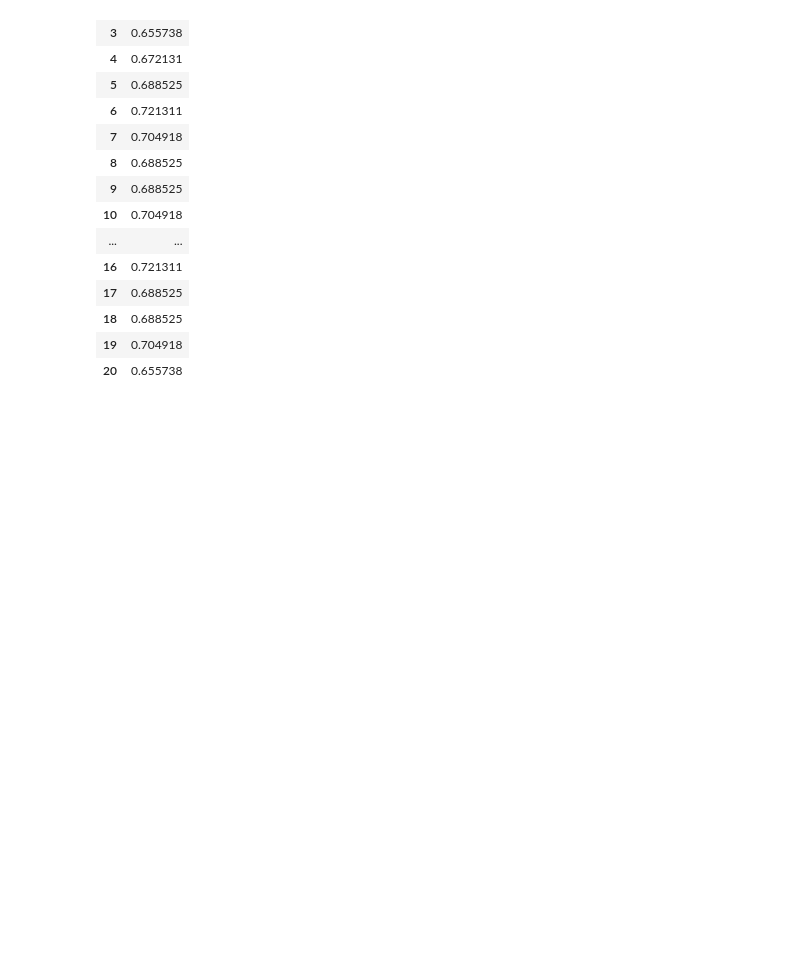
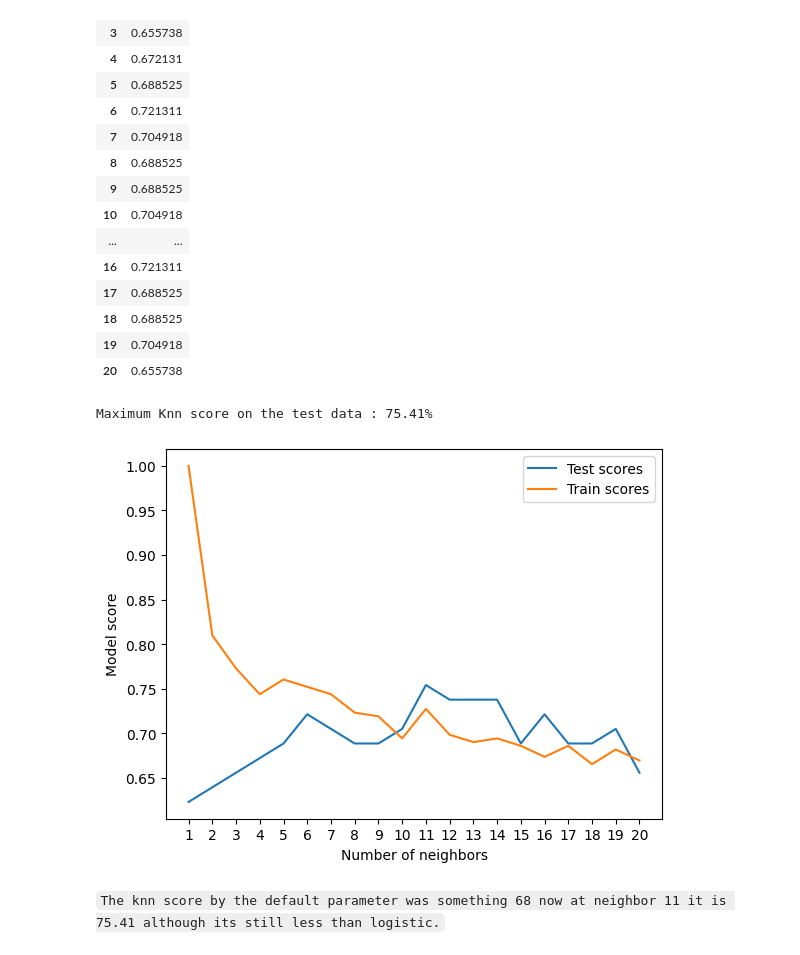
Before and after one commit to amankr2301/heart_disease_predictor_project, a Jupyter notebook: heart-disease-prediction-project.ipynb, the cells around one changed output. Cells and saved outputs as stored; diff of their text form; code cells hidden in the pictures; blank space fills up the shorter version.

```diff
--- a/heart-disease-prediction-project.ipynb
+++ b/heart-disease-prediction-project.ipynb
@@ -380,3 +380,17 @@ pd.DataFrame(test_scores , index = range(1 , len(test_scores)+1))
 | 18 | 0.688525 |
 | 19 | 0.704918 |
 | 20 | 0.655738 |
+# %%
+plt.plot(neighbours , test_scores , label = "Test scores")
+plt.plot(neighbours , train_scores , label = "Train scores")
+plt.xticks(range(1,21))
+plt.xlabel("Number of neighbors")
+plt.ylabel("Model score")
+plt.legend()
+
+print(f"Maximum Knn score on the test data : {max(test_scores)*100:.2f}%")
+# %% [output]
+Maximum Knn score on the test data : 75.41%
+[figure, added]
+# %% [markdown]
+`The knn score by the default parameter was something 68 now at neighbor 11 it is 75.41 although its still less than logistic.`
```
Also changed, not shown: parts of 14 cells of this notebook.
